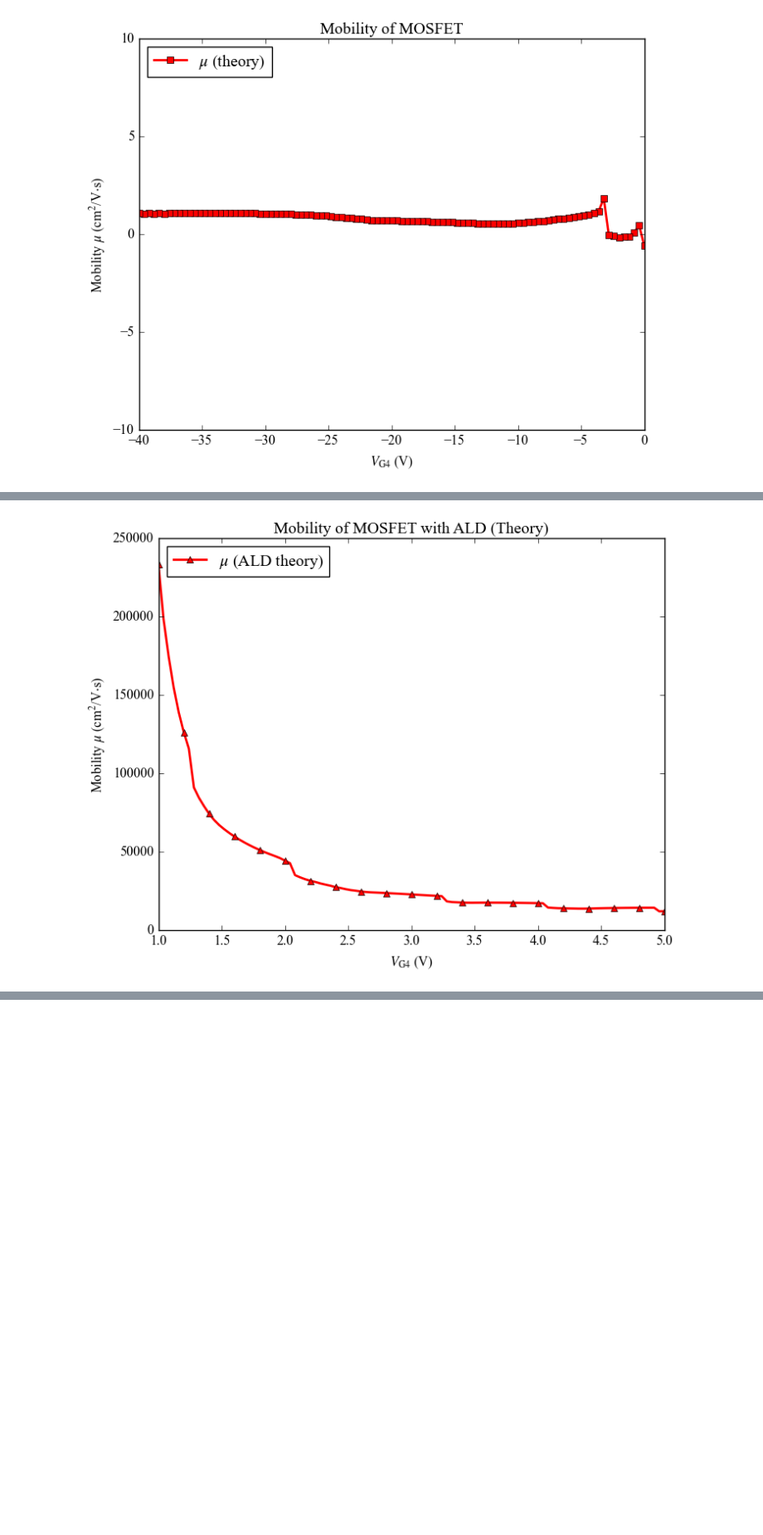
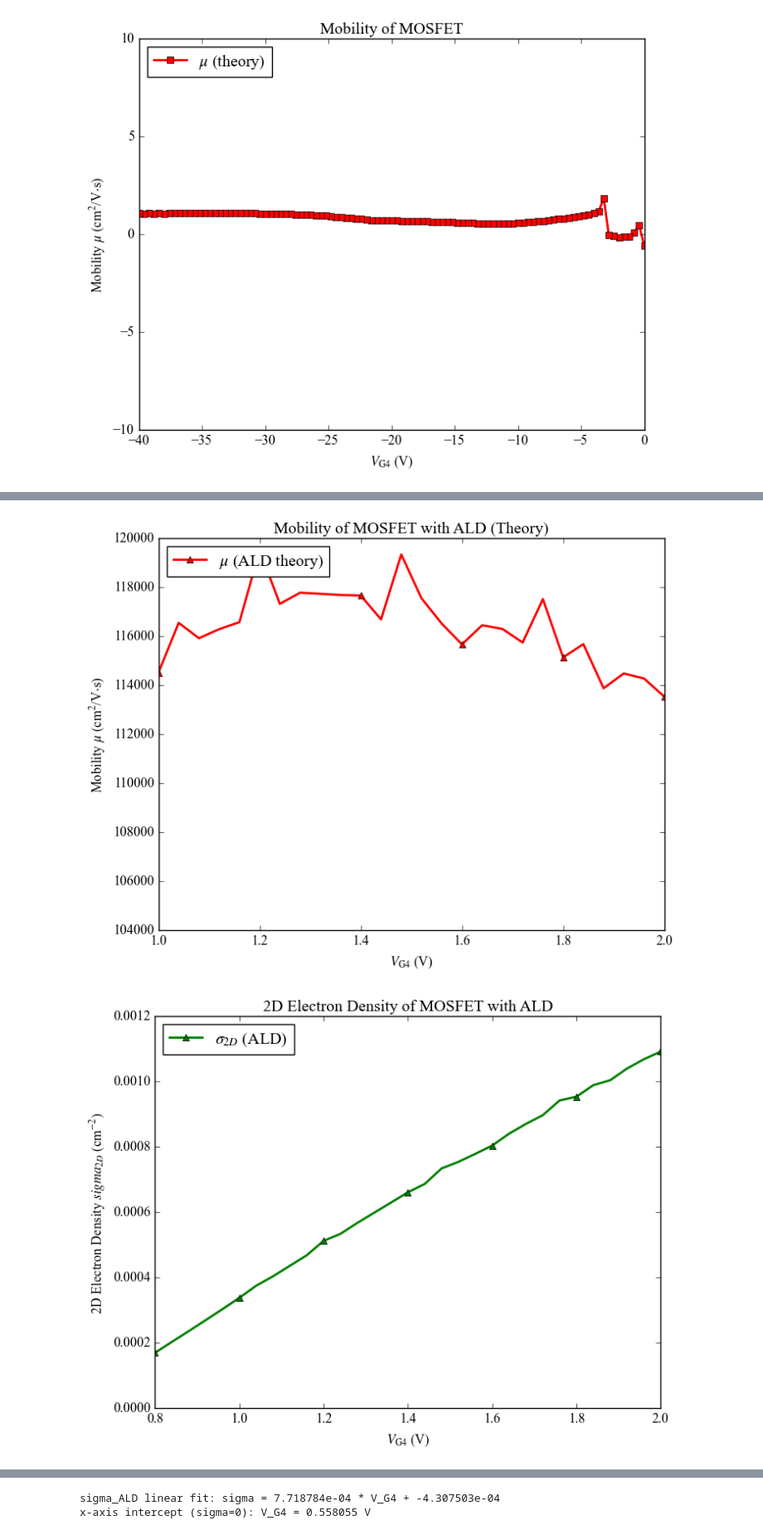
Before and after one commit to phamtrungkien8904/BachelorThesis, a Jupyter notebook: characterization.ipynb, the cells around one changed output, grey strips where cells are left out. Shown at 83% size. Drawn from its saved outputs; the diff is of its cells as text; code cells hidden in the pictures; blank space fills up the shorter version.

```diff
--- a/characterization.ipynb
+++ b/characterization.ipynb
@@ -165,7 +165,7 @@ plt.legend(frameon=True, loc='upper left', numpoints=1)
 <matplotlib.legend.Legend at 0x...>
 [figure]
 # %%
-data_m1 = np.loadtxt("./Data_Mobility_ALD/20261704008.dat")
+data_m1 = np.loadtxt("./Data_Mobility_ALD/2025112401.dat")
 
 V_G4_ALD = data_m1[:, 0]
 I_G4_ALD = data_m1[:, 1]
@@ -183,4 +183,7 @@ plt.ylabel(r"Mobility $\mu$ (cm$^2$/V$\cdot$s)")
 plt.title("Mobility of MOSFET with ALD")
 plt.legend(frameon=True, loc='upper left', numpoints=1)
 plt.show()
+
+plt.plot(V_G4_ALD, sigma_ALD, lw=2, label=r"$\sigma$ (ALD)", color='green', marker='^', linestyle='-', markevery=5)
+plt.show()
 # %% [output]
@@ -188,17 +192,50 @@ plt.show()
 # %%
 # Parameters
-C_ALD = 3e-12
+C_ALD = 3e-9
 A_ALD = 45e-6
-V_T_ALD = 0.8
+V_T_ALD = 0.558
 
+R_34_ALD = V_34_ALD / I_34_ALD
 n_2D_theory = C_ALD / A_ALD * (V_G4_ALD - V_T_ALD)
 sigma_theory= np.log(2)/np.pi * (I_34_ALD / V_12_ALD)
 mu_corr = sigma_theory / n_2D_theory * 10000
 plt.plot(V_G4_ALD, mu_corr, lw=2, label=r"$\mu$ (ALD theory)", color='red', marker='^', linestyle='-', markevery=5)
 plt.xlabel(r"$V_\text{G4}$ (V)")
 plt.ylabel(r"Mobility $\mu$ (cm$^2$/V$\cdot$s)")
+plt.xlim(1,2)
+# plt.ylim(0,10000)
 plt.title("Mobility of MOSFET with ALD (Theory)")
 plt.legend(frameon=True, loc='upper left', numpoints=1)
 plt.show()
+
+
+plt.plot(V_G4_ALD, sigma_ALD, lw=2, label=r"$\sigma_{2D}$ (ALD)", color='green', marker='^', linestyle='-', markevery=5)
+plt.xlabel(r"$V_\text{G4}$ (V)")
+plt.ylabel(r"2D Electron Density $sigma_{2D}$ (cm$^{-2}$)")
+plt.title("2D Electron Density of MOSFET with ALD")
+plt.legend(frameon=True, loc='upper left', numpoints=1)
+plt.show()
+
+# Linear fit of sigma_ALD vs V_G4_ALD and x-axis intercept (sigma = 0)
+fit_mask = np.isfinite(V_G4_ALD) & np.isfinite(sigma_ALD)
+m_sigma, b_sigma = np.polyfit(V_G4_ALD[fit_mask], sigma_ALD[fit_mask], 1)
+x_intercept_sigma = -b_sigma / m_sigma
+
+v_fit = np.linspace(np.min(V_G4_ALD[fit_mask]), np.max(V_G4_ALD[fit_mask]), 200)
+sigma_fit = m_sigma * v_fit + b_sigma
+
+plt.plot(V_G4_ALD, sigma_ALD, lw=2, label=r"$\sigma_{2D}$ (ALD)", color='green', marker='^', linestyle='-', markevery=5)
+plt.plot(v_fit, sigma_fit, 'k--', lw=2, label=f"Linear fit: y = {m_sigma:.3e}x + {b_sigma:.3e}")
+plt.axhline(0, color='gray', lw=1)
+plt.axvline(x_intercept_sigma, color='purple', lw=1.5, linestyle=':', label=f"x-intercept = {x_intercept_sigma:.3f} V")
+plt.xlabel(r"$V_\text{G4}$ (V)")
+plt.ylabel(r"$\sigma_{2D}$")
+plt.title(r"$\sigma_{2D}$ fit and x-axis intercept (ALD)")
+plt.legend(frameon=True, loc='best')
+plt.show()
+
+print(f"sigma_ALD linear fit: sigma = {m_sigma:.6e} * V_G4 + {b_sigma:.6e}")
+print(f"x-axis intercept (sigma=0): V_G4 = {x_intercept_sigma:.6f} V")
 # %% [output]
-[figure, old version]
+[figure, new version]
+[figure, added]
@@ -204,0 +243,2 @@ plt.show()
+sigma_ALD linear fit: sigma = 7.718784e-04 * V_G4 + -4.307503e-04
+x-axis intercept (sigma=0): V_G4 = 0.558055 V
```
Also changed, not shown: parts of 3 cells of this notebook, 6 other files.
